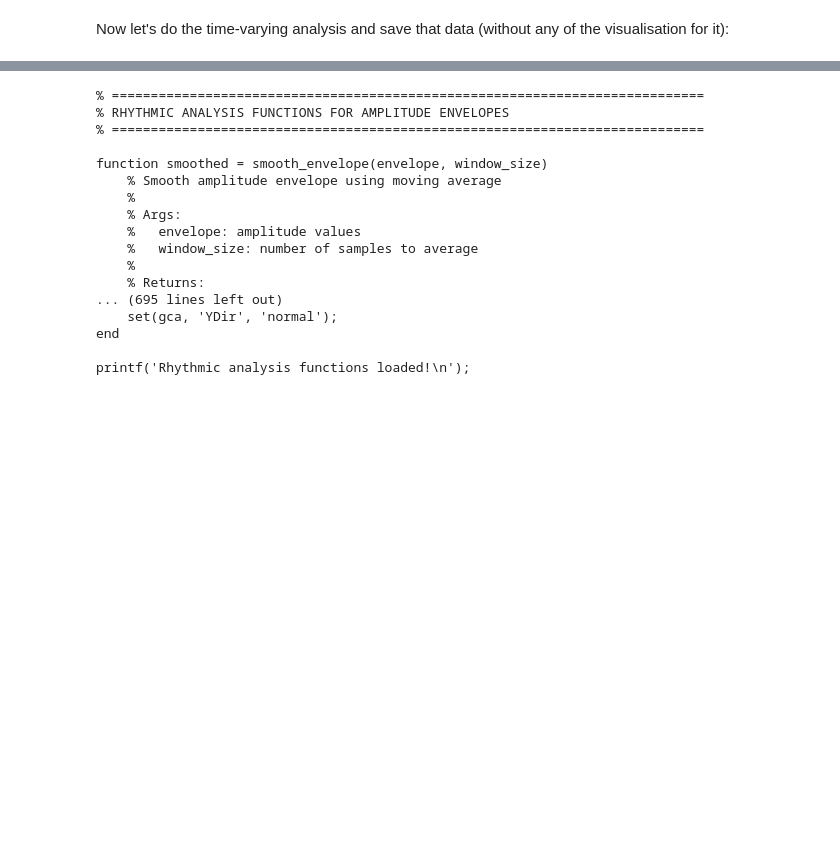
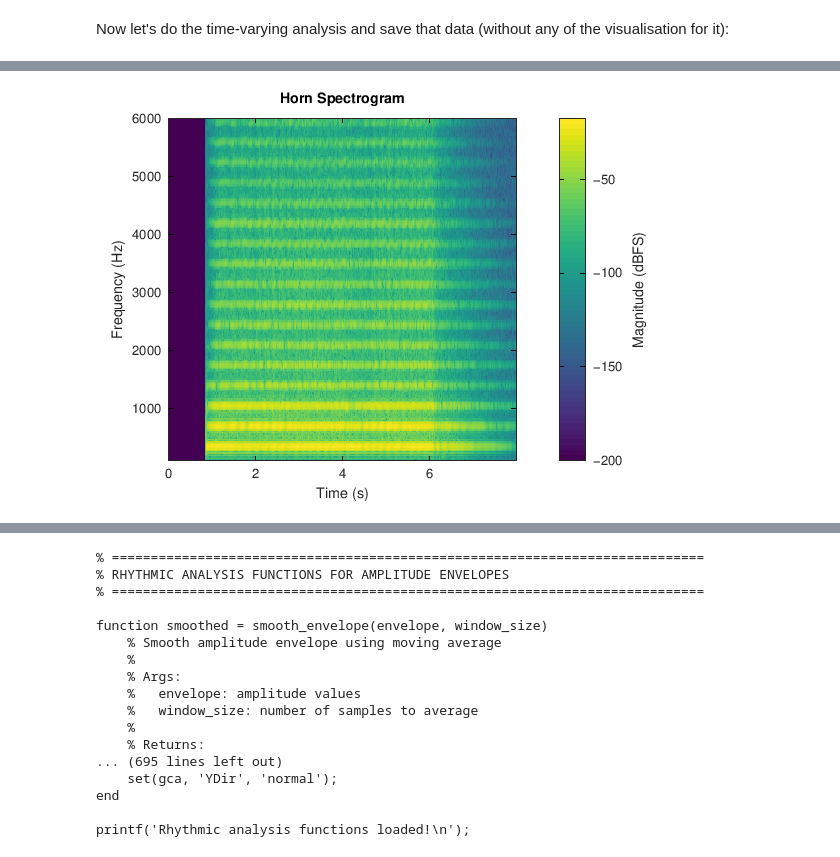
Before and after one commit to calyau/octave-notebooks, a Jupyter notebook: data/audio-dsp-and-spectralism.ipynb, the cells around one changed output, grey strips where cells are left out. Saved outputs shown, nothing was run; the diff lists cells and outputs as text; code cells hidden in the pictures; blank space fills up the shorter version.

```diff
--- a/data/audio-dsp-and-spectralism.ipynb
+++ b/data/audio-dsp-and-spectralism.ipynb
@@ -367,0 +439,4 @@ Saved spectral evolution: output/oboe_A4_evolution.mat (185 frames, 0.00-7.85 se
+# %%
+plot_spectrogram(y, fs, sprintf('%s Spectrogram', inst_title));
+# %% [output]
+[figure, added]
```
Also changed, not shown: parts of 43 cells of this notebook.
